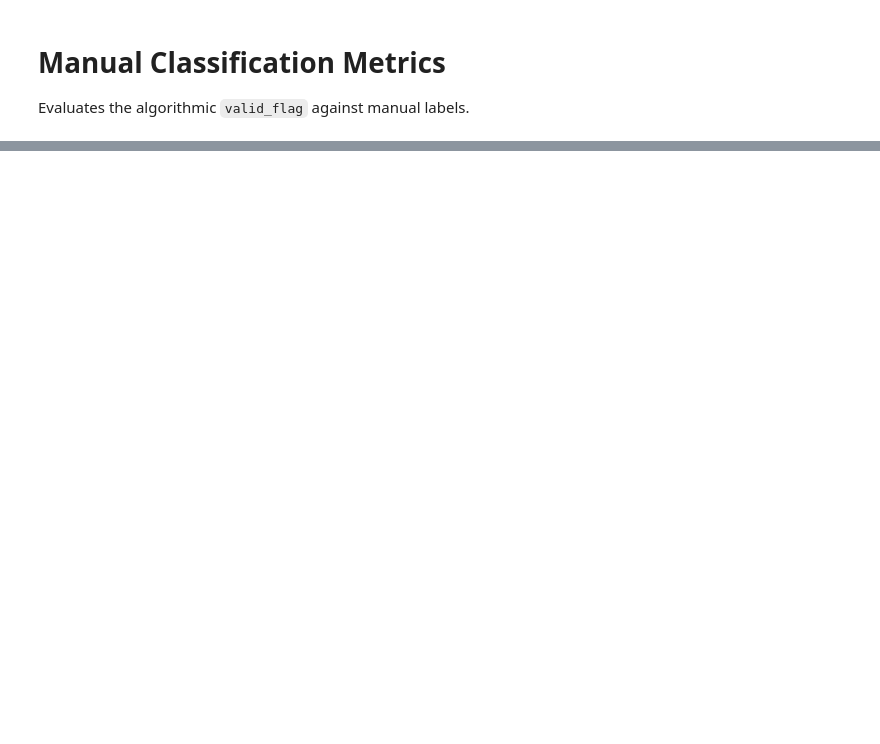
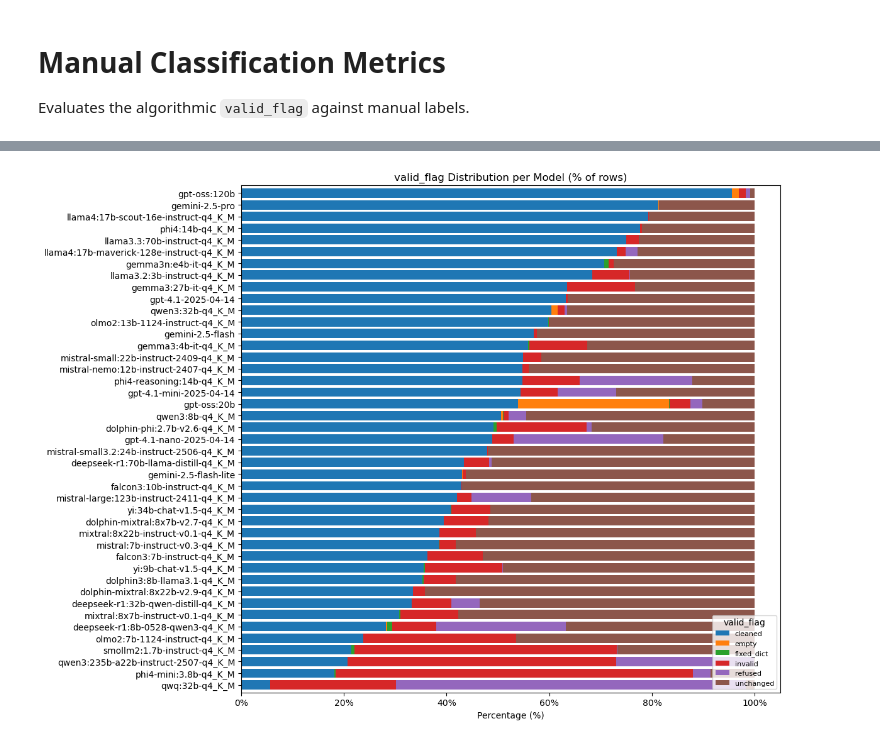
Before and after one commit to CSHVienna/LLMScholar-Personas, a Jupyter notebook: code/notebooks/manual_classification_metrics.ipynb, the cells around one changed output, grey strips where cells are left out. Drawn from its saved outputs; the diff is of its cells as text; code cells hidden in the pictures; blank space fills up the shorter version.

```diff
--- a/code/notebooks/manual_classification_metrics.ipynb
+++ b/code/notebooks/manual_classification_metrics.ipynb
@@ -72,0 +176,21 @@ plt.show()
+# %%
+# Per-model valid_flag breakdown (stacked 100% bar)
+model_flag = (
+    summary.groupby(["model", "valid_flag"])
+    .size()
+    .unstack(fill_value=0)
+)
+model_flag_pct = model_flag.div(model_flag.sum(axis=1), axis=0) * 100
+model_flag_pct = model_flag_pct.sort_values("cleaned", ascending=True)
+
+fig, ax = plt.subplots(figsize=(12, 9))
+model_flag_pct.plot(kind="barh", stacked=True, ax=ax, width=0.8)
+ax.set_title("valid_flag Distribution per Model (% of rows)")
+ax.set_xlabel("Percentage (%)")
+ax.set_ylabel("")
+ax.legend(loc="lower right", title="valid_flag", fontsize=8)
+ax.xaxis.set_major_formatter(mticker.FormatStrFormatter("%.0f%%"))
+plt.tight_layout()
+plt.show()
+# %% [output]
+[figure, added]
```
Also changed, not shown: parts of 9 cells of this notebook, 4 other files.
